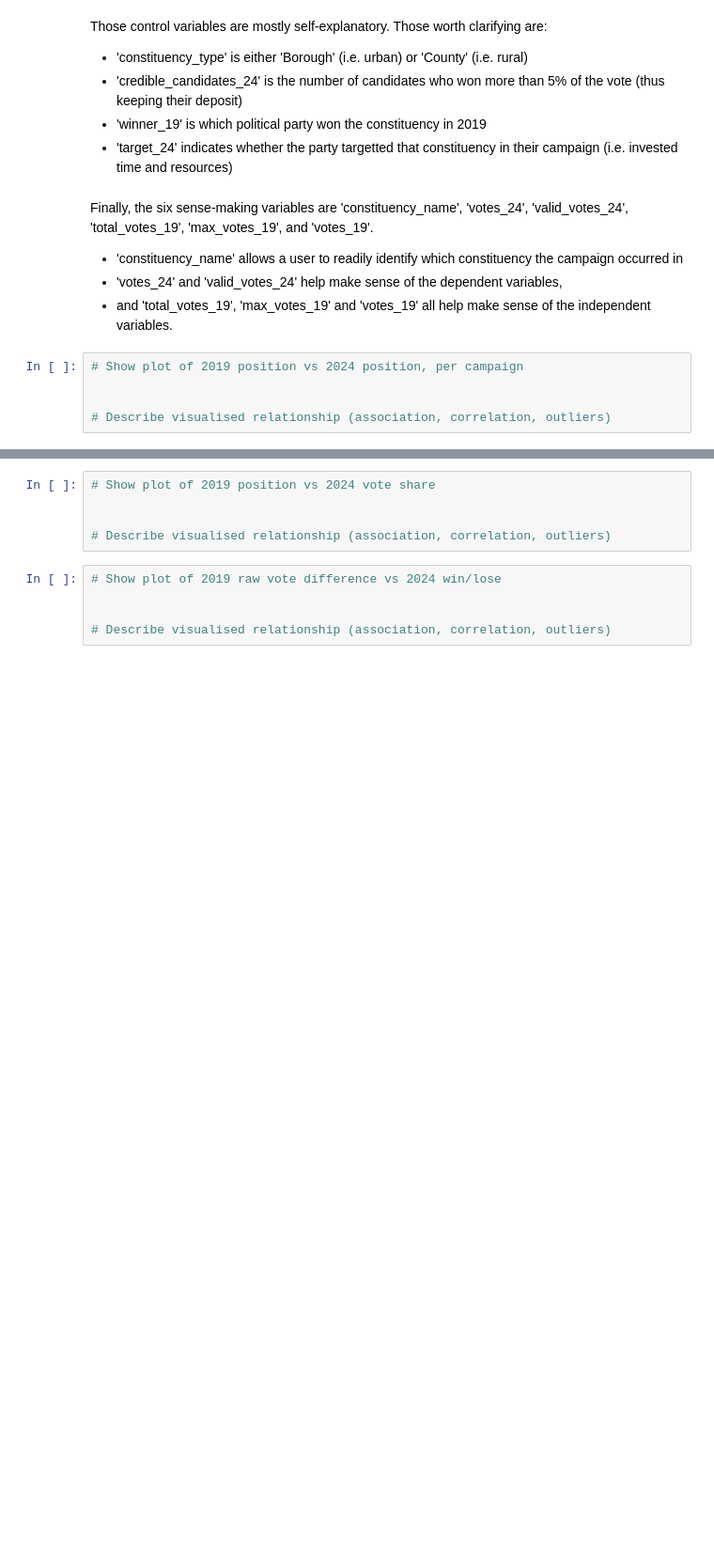
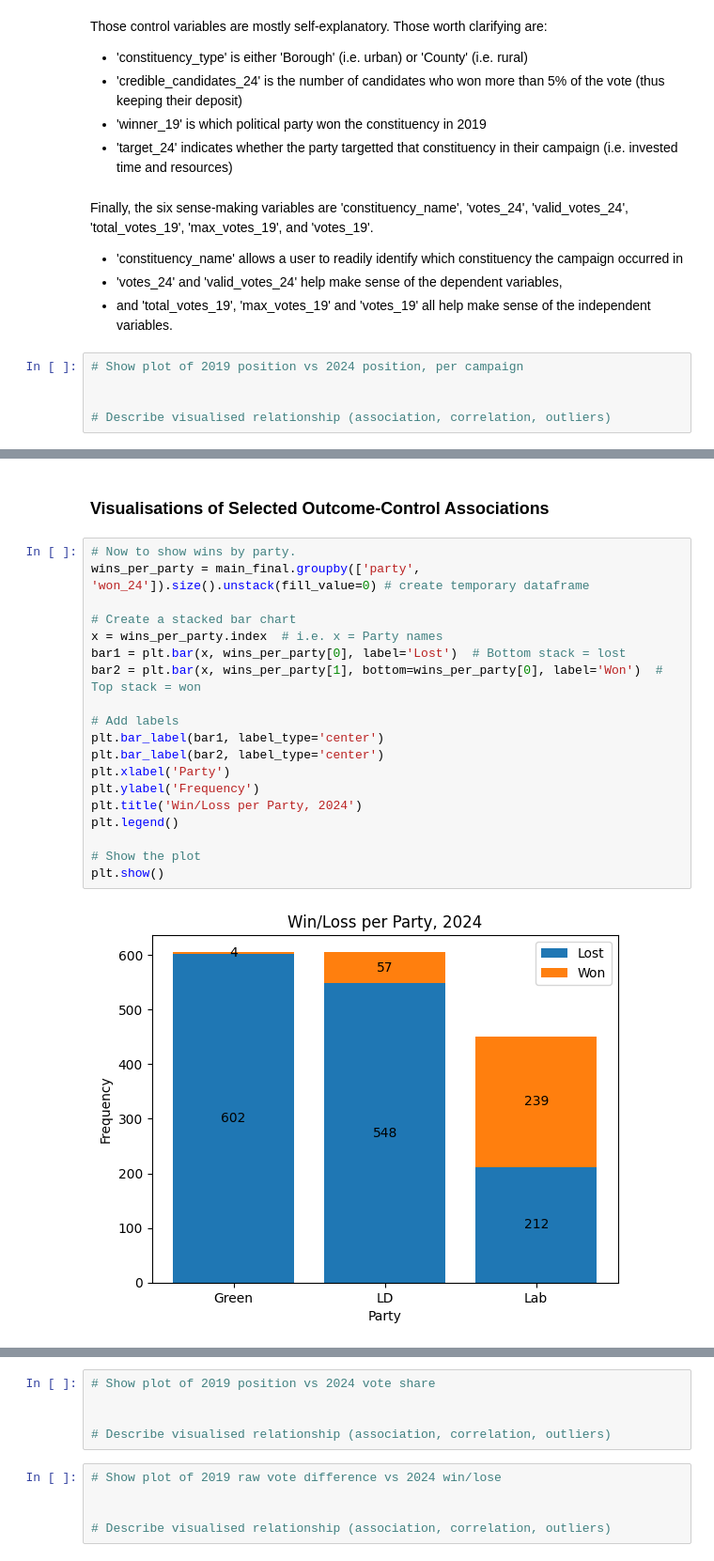
Before and after one commit to lintywilliams/EC-Assessment-1, a Jupyter notebook: Target-seat-rules-of-thumb.ipynb, the cells around one changed output, grey strips where cells are left out. Shown at 94% size. Drawn from its saved outputs; the diff is of its cells as text; blank space fills up the shorter version.

```diff
--- a/Target-seat-rules-of-thumb.ipynb
+++ b/Target-seat-rules-of-thumb.ipynb
@@ -1657,0 +1692,23 @@ Finally, the six sense-making variables are 'constituency_name', 'votes_24', 'va
+# %% [markdown]
+### Visualisations of Selected Outcome-Control Associations
+# %%
+# Now to show wins by party.
+wins_per_party = main_final.groupby(['party', 'won_24']).size().unstack(fill_value=0) # create temporary dataframe
+
+# Create a stacked bar chart
+x = wins_per_party.index  # i.e. x = Party names
+bar1 = plt.bar(x, wins_per_party[0], label='Lost')  # Bottom stack = lost
+bar2 = plt.bar(x, wins_per_party[1], bottom=wins_per_party[0], label='Won')  # Top stack = won
+
+# Add labels
+plt.bar_label(bar1, label_type='center')
+plt.bar_label(bar2, label_type='center')
+plt.xlabel('Party')
+plt.ylabel('Frequency')
+plt.title('Win/Loss per Party, 2024')
+plt.legend()
+
+# Show the plot
+plt.show()
+# %% [output]
+[figure, added]
```
Also changed, not shown: parts of 19 cells of this notebook.
